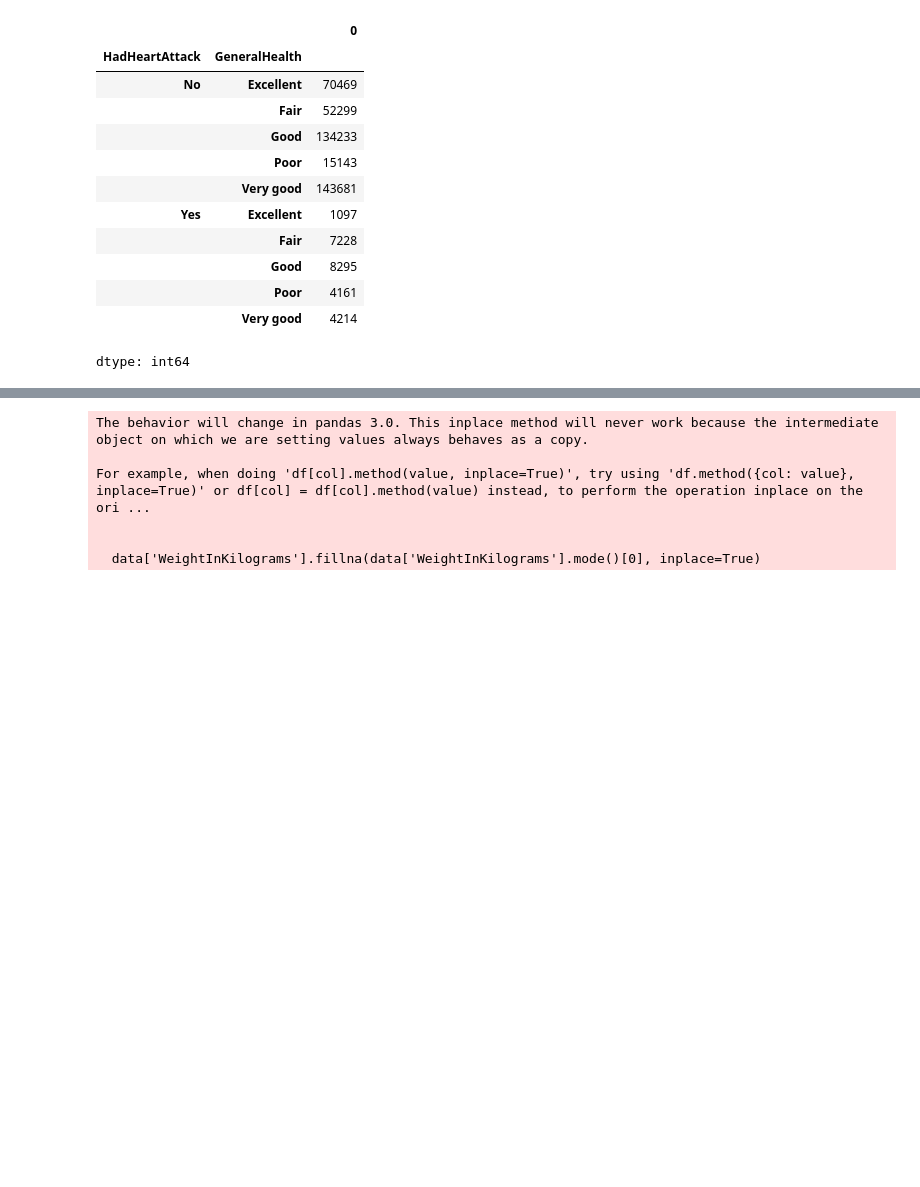
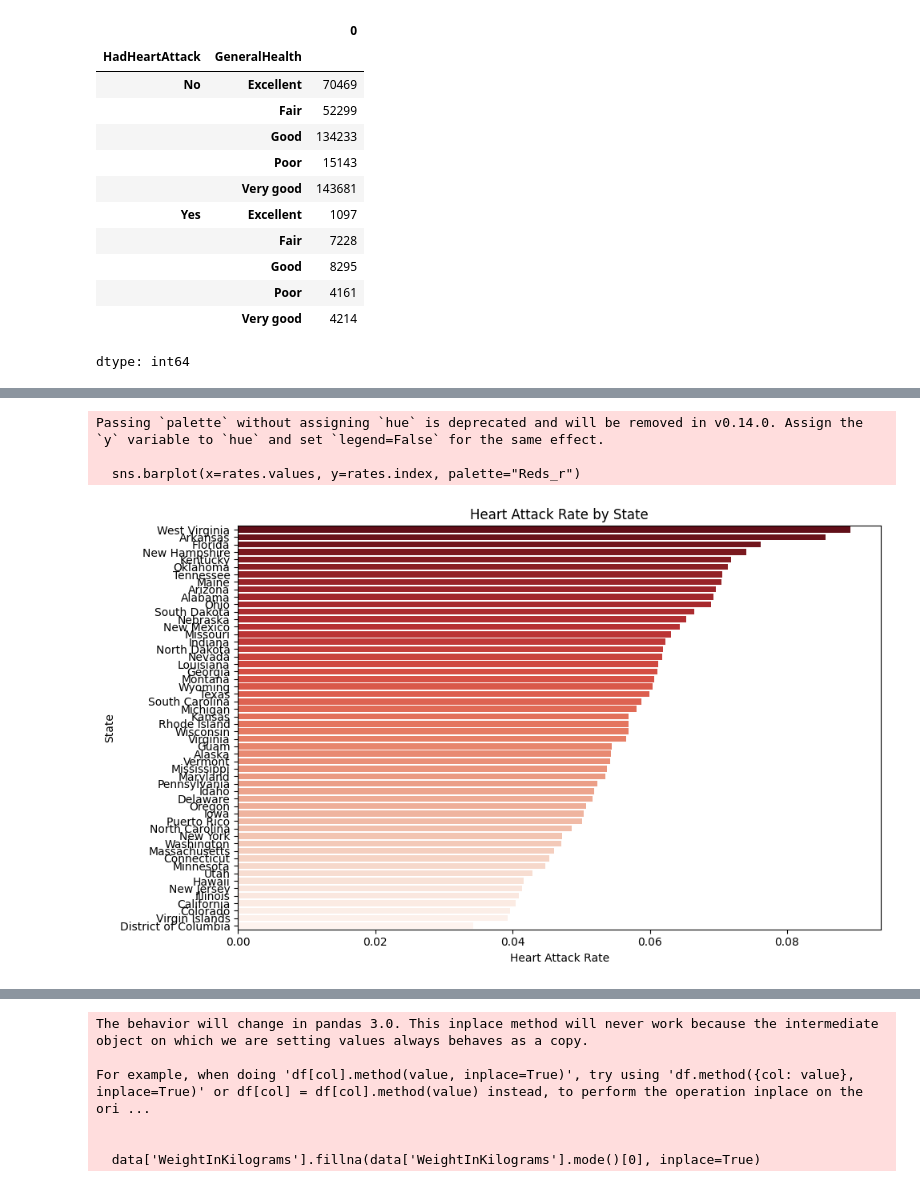
Before and after one commit to am-galal/healthcare-predictive-analytical-application-for-heart-diseases, a Jupyter notebook: Graduation_project.ipynb, the cells around one changed output, grey strips where cells are left out. Saved outputs shown, nothing was run; the diff lists cells and outputs as text; code cells hidden in the pictures; blank space fills up the shorter version.

```diff
--- a/Graduation_project.ipynb
+++ b/Graduation_project.ipynb
@@ -140,0 +180,20 @@ dtype: int64
+# %%
+def plot_heart_attack_rate_by(column):
+    # Calculate % of "Yes" in HadHeartAttack for each group
+    rates = data.groupby(column)["HadHeartAttack"].apply(lambda x: (x == "Yes").mean()).sort_values(ascending=False)
+
+    # Plot it
+    plt.figure(figsize=(10, 6))
+    sns.barplot(x=rates.values, y=rates.index, palette="Reds_r")
+    plt.title(f"Heart Attack Rate by {column}")
+    plt.xlabel("Heart Attack Rate")
+    plt.ylabel(column)
+    plt.tight_layout()
+    plt.show()
+# %%
+plot_heart_attack_rate_by("State")
+# %% [output]
+Passing `palette` without assigning `hue` is deprecated and will be removed in v0.14.0. Assign the `y` variable to `hue` and set `legend=False` for the same effect.
+
+  sns.barplot(x=rates.values, y=rates.index, palette="Reds_r")
+[figure, added]
```
Also changed, not shown: parts of 13 cells of this notebook.
